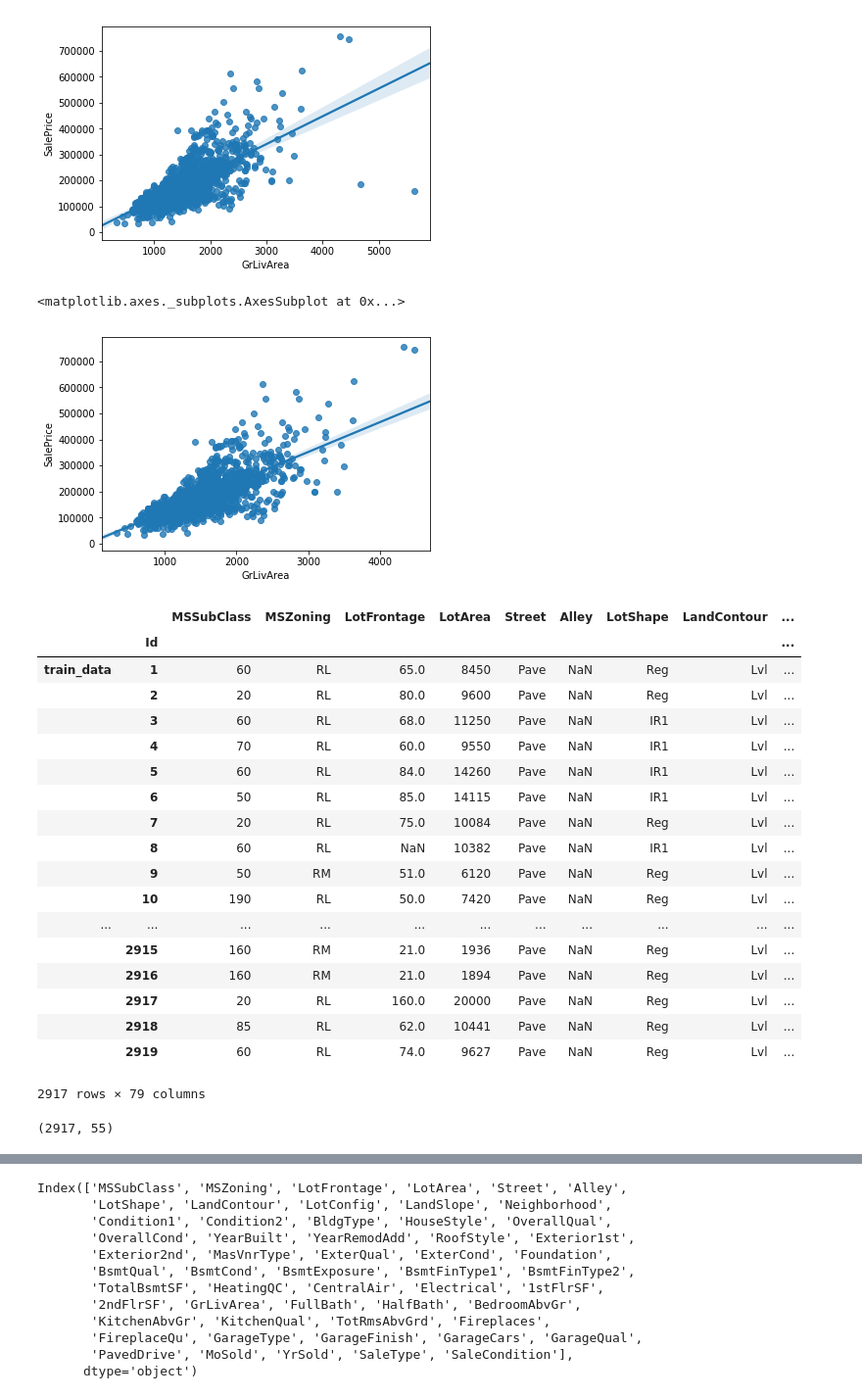
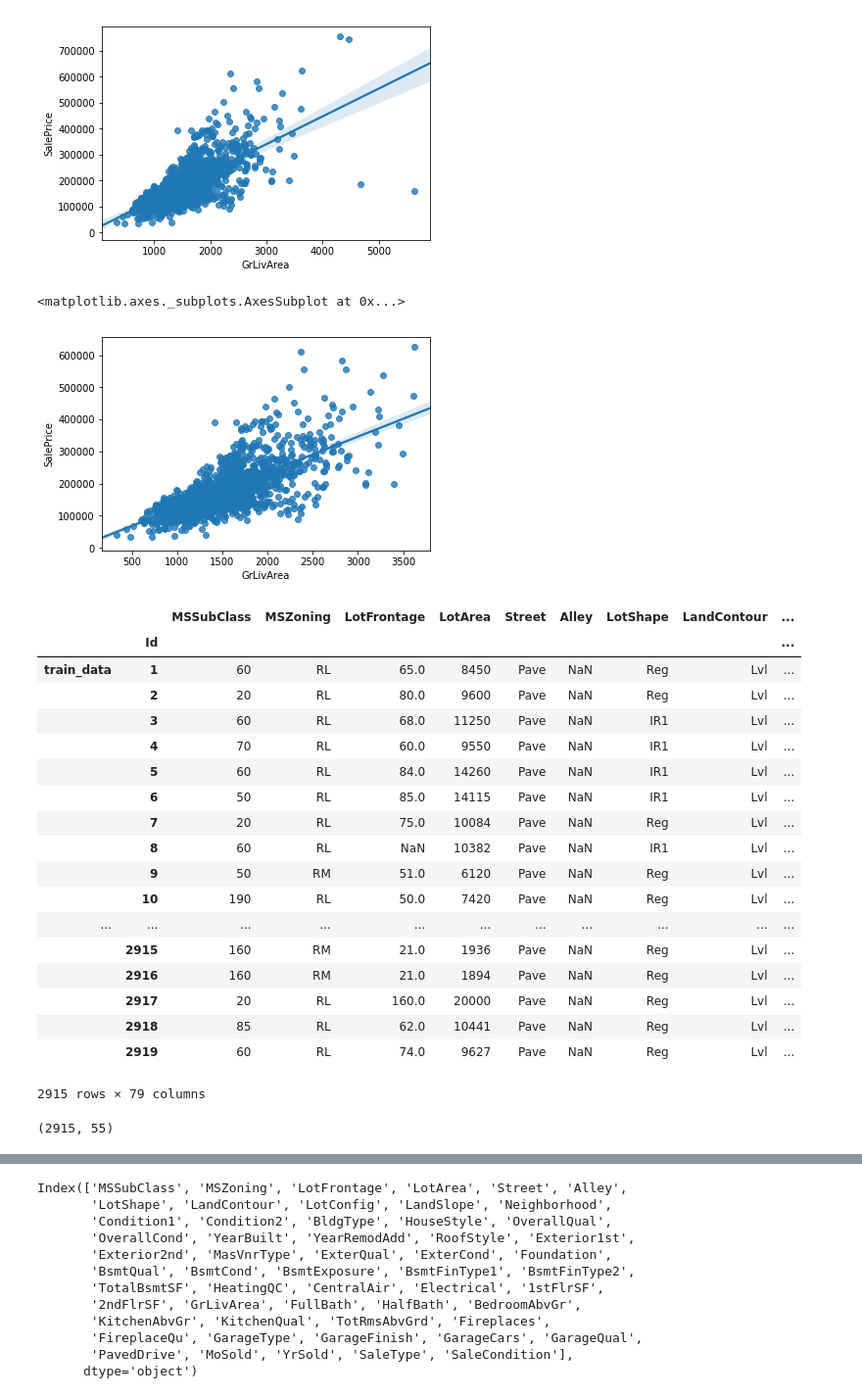
Before and after one commit to GeorgiMinkov/Machine-Learning-Course, a Jupyter notebook: HW 1/[HW] HouseKaggle v3.ipynb, the cells around one changed output, grey strips where cells are left out. Shown at 98% size. Cells and saved outputs as stored; diff of their text form; code cells hidden in the pictures.

```diff
--- a/[HW] HouseKaggle v3.ipynb
+++ b/HW 1/[HW] HouseKaggle v3.ipynb
@@ -41,11 +44,12 @@ sns.regplot(train_data['GrLivArea'], train_data['SalePrice'])
 [figure]
 # %%
 # some nasty outliers will get rid of them
-train_data = train_data.drop(train_data[(train_data['GrLivArea'] > 4000) & (train_data['SalePrice'] < 300000)].index)
+train_data = train_data.drop(train_data[(train_data['GrLivArea'] > 4000) & (train_data['SalePrice'] < 300000)
+                                       | (train_data['GrLivArea'] > 4000) & (train_data['SalePrice'] > 600000)].index)
 sns.regplot(train_data['GrLivArea'], train_data['SalePrice'])
 # %% [output]
 <matplotlib.axes._subplots.AxesSubplot at 0x...>
-[figure, old version]
+[figure, new version]
 # %%
 train_labels = train_data.pop('SalePrice')
 
@@ -71,7 +75,7 @@ features
 |  | 2917 | 20 | RL | 160.0 | 20000 | Pave | NaN | Reg | Lvl | ... |
 |  | 2918 | 85 | RL | 62.0 | 10441 | Pave | NaN | Reg | Lvl | ... |
 |  | 2919 | 60 | RL | 74.0 | 9627 | Pave | NaN | Reg | Lvl | ... |
-2917 rows × 79 columns
+2915 rows × 79 columns
 # %%
 # Remove some the features (like those who have more then half of missing data)
 
@@ -82,7 +86,7 @@ features.drop(['Utilities', 'RoofMatl', 'MasVnrArea', 'BsmtFinSF1', 'BsmtFinSF2'
 # %%
 features.shape
 # %% [output]
-(2917, 55)
+(2915, 55)
 # %%
 ###### --------- THERE ARE INCOMPLETE DATA FROM DATASET (NA -> NAN -> AND SO ON)
 features.isnull()
```
Also changed, not shown: parts of 16 cells of this notebook.
